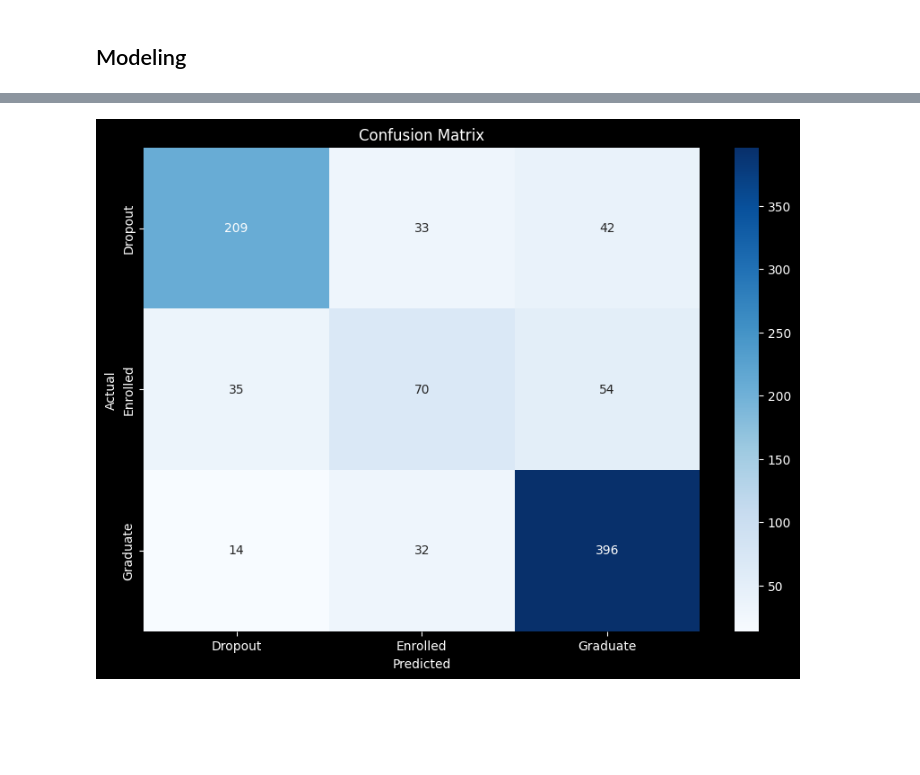
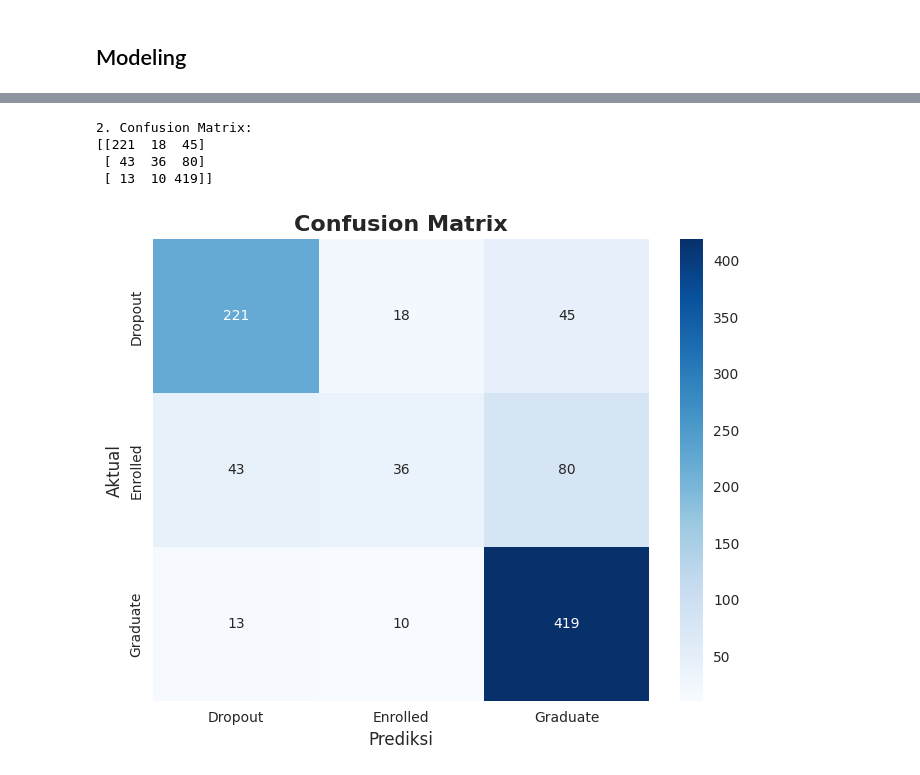
Before and after one commit to f2rra/bpds-dropout, a Jupyter notebook: notebook.ipynb, the cells around one changed output, grey strips where cells are left out. Cells and saved outputs as stored; diff of their text form; code cells hidden in the pictures; blank space fills up the shorter version.

```diff
--- a/notebook.ipynb
+++ b/notebook.ipynb
@@ -225,0 +436,11 @@ weighted avg       0.76      0.76      0.76       885
+# %%
+# 3. Regresi Logistik (menggunakan data yang diskalakan)
+print("\n3. Melatih Regresi Logistik...")
+lr_model = LogisticRegression(random_state=42, max_iter=1000)
+lr_model.fit(X_train_scaled, y_train)
+models['Logistic Regression'] = lr_model
+
+lr_pred = lr_model.predict(X_test_scaled)
+lr_accuracy = accuracy_score(y_test, lr_pred)
+results['Logistic Regression'] = lr_accuracy
+print(f"Akurasi Regresi Logistik: {lr_accuracy:.4f}")
@@ -225,0 +450,11 @@ weighted avg       0.76      0.76      0.76       885
+# %%
+# 4. SVM (menggunakan data yang diskalakan)
+print("\n4. Melatih SVM...")
+svm_model = SVC(random_state=42, probability=True)
+svm_model.fit(X_train_scaled, y_train)
+models['SVM'] = svm_model
+
+svm_pred = svm_model.predict(X_test_scaled)
+svm_accuracy = accuracy_score(y_test, svm_pred)
+results['SVM'] = svm_accuracy
+print(f"Akurasi SVM: {svm_accuracy:.4f}")
@@ -226,14 +589,21 @@ weighted avg       0.76      0.76      0.76       885
 # %%
-# Confusion matrix
-cm = confusion_matrix(y_test, y_pred)
-plt.figure(figsize=(10, 7))
+# 2. Confusion Matrix
+print("\n2. Confusion Matrix:")
+cm = confusion_matrix(y_test, final_pred)
+print(cm)
+
+# Visualisasi confusion matrix
+plt.figure(figsize=(8, 6))
 sns.heatmap(cm, annot=True, fmt='d', cmap='Blues',
-            xticklabels=le.classes_,
-            yticklabels=le.classes_)
-plt.xlabel('Predicted')
-plt.ylabel('Actual')
-plt.title('Confusion Matrix')
-plt.savefig('confusion_matrix.png')
+            xticklabels=le_target.classes_,
+            yticklabels=le_target.classes_)
+plt.title('Confusion Matrix', fontsize=16, fontweight='bold')
+plt.xlabel('Prediksi', fontsize=12)
+plt.ylabel('Aktual', fontsize=12)
 plt.show()
 # %% [output]
+2. Confusion Matrix:
+[[221  18  45]
+ [ 43  36  80]
+ [ 13  10 419]]
-[figure, old version]
+[figure, new version]
```
Also changed, not shown: parts of 46 cells of this notebook, 5 other files.
